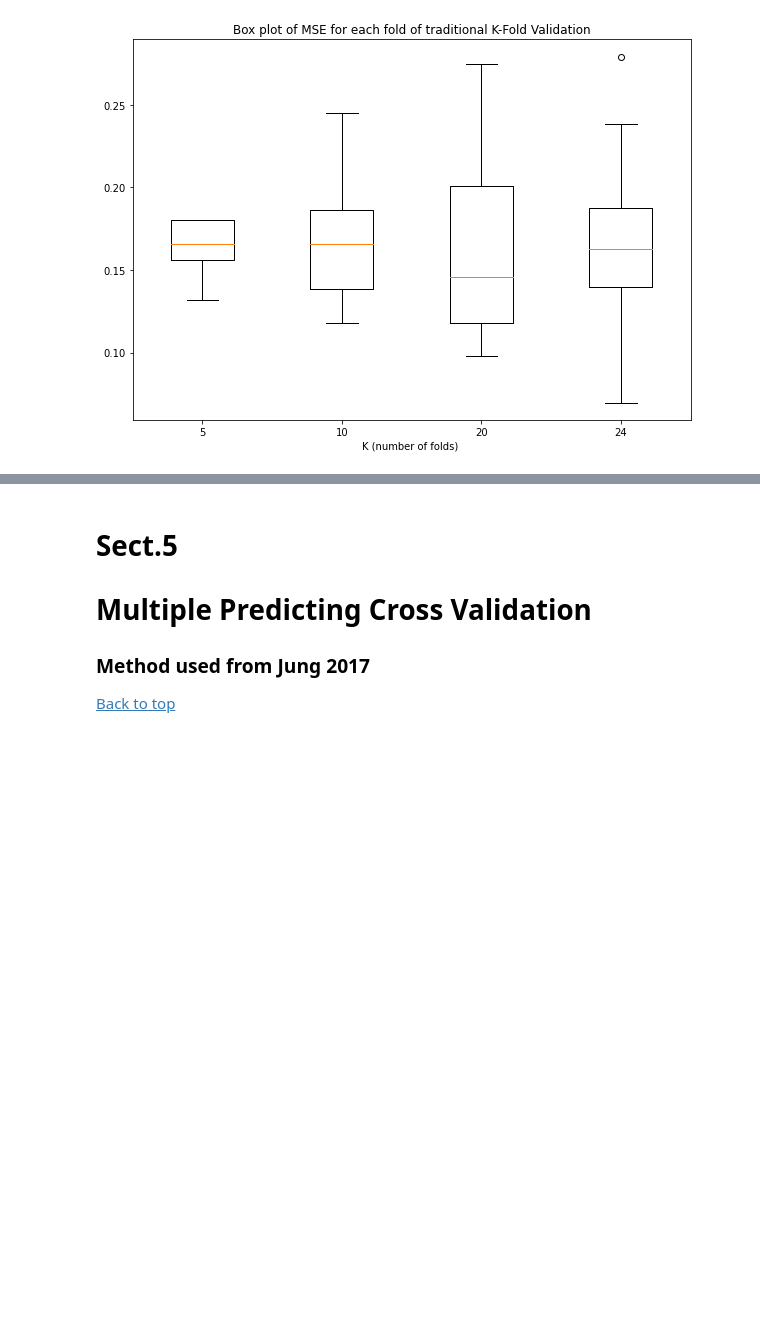
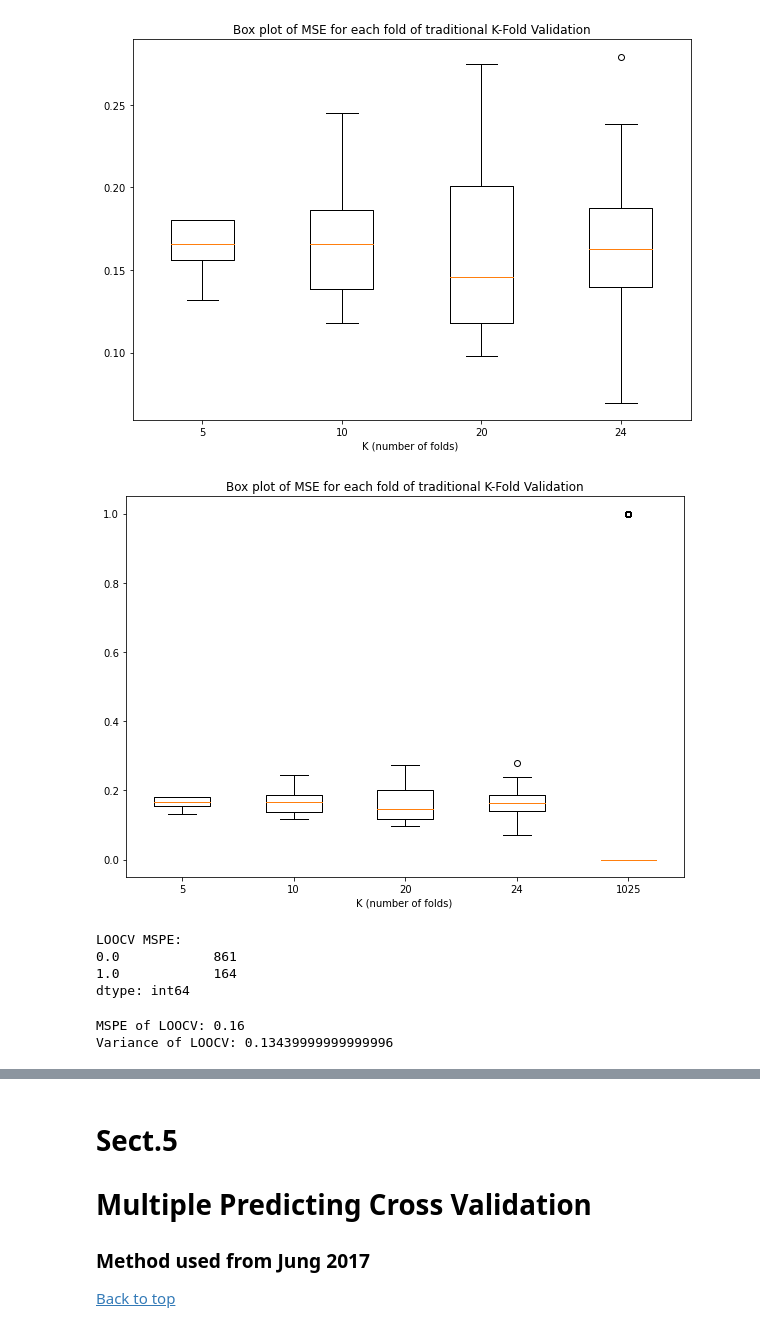
Before and after one commit to rsvpros/K-fold-CV-investigation, a Jupyter notebook: K-fold-CV.ipynb, the cells around one changed output, grey strips where cells are left out. Saved outputs shown, nothing was run; the diff lists cells and outputs as text; code cells hidden in the pictures; blank space fills up the shorter version.

```diff
--- a/K-fold-CV.ipynb
+++ b/K-fold-CV.ipynb
@@ -700,0 +694,3 @@ Mean Squared Prediction Error:  0.23809523809523808
+# %%
+metrics_1025 = cross_validation(heart, fold_count = 1025)
+metrics_1025
@@ -728,3 +726,45 @@ median_GDP = np.median(data)
 print()
 # %% [output]
 [figure]
+# %%
+# WITH LOOCV
+
+#ref: https://www.geeksforgeeks.org/box-plot-in-python-using-matplotlib/
+#https://matplotlib.org/stable/api/_as_gen/matplotlib.pyplot.boxplot.html
+# Creating dataset
+data = [metrics_5, metrics_10, metrics_20, metrics_24, metrics_1025]
+
+fig = plt.figure(figsize =(10, 7))
+ax = fig.add_subplot(111)
+
+# Creating axes instance (horizontal box plot)
+bp = ax.boxplot(data, vert = 1)
+
+# x-axis labels
+#ax.set_yticklabels([''])
+ax.set_xlabel('K (number of folds) ')
+ax.set_xticklabels(['5', '10', '20', '24', '1025'])
+
+
+# Adding title
+plt.title("Box plot of MSE for each fold of traditional K-Fold Validation")
+
+mean_GDP = np.mean(data)
+median_GDP = np.median(data)
+print()
+# %% [output]
+[figure, added]
+# %%
+LOOCV_MSPE = pd.DataFrame({"LOOCV MSPE:": metrics_1025}).value_counts()
+LOOCV_MSPE
+# %% [output]
+LOOCV MSPE:
+0.0            861
+1.0            164
+dtype: int64
+# %%
+print(f"MSPE of LOOCV: {LOOCV_MSPE[1]/(LOOCV_MSPE[0] + LOOCV_MSPE[1])}")
+print(f"Variance of LOOCV: {np.var(metrics_1025)}")
+# %% [output]
+MSPE of LOOCV: 0.16
+Variance of LOOCV: 0.13439999999999996
```
Also changed, not shown: parts of 20 cells of this notebook.
